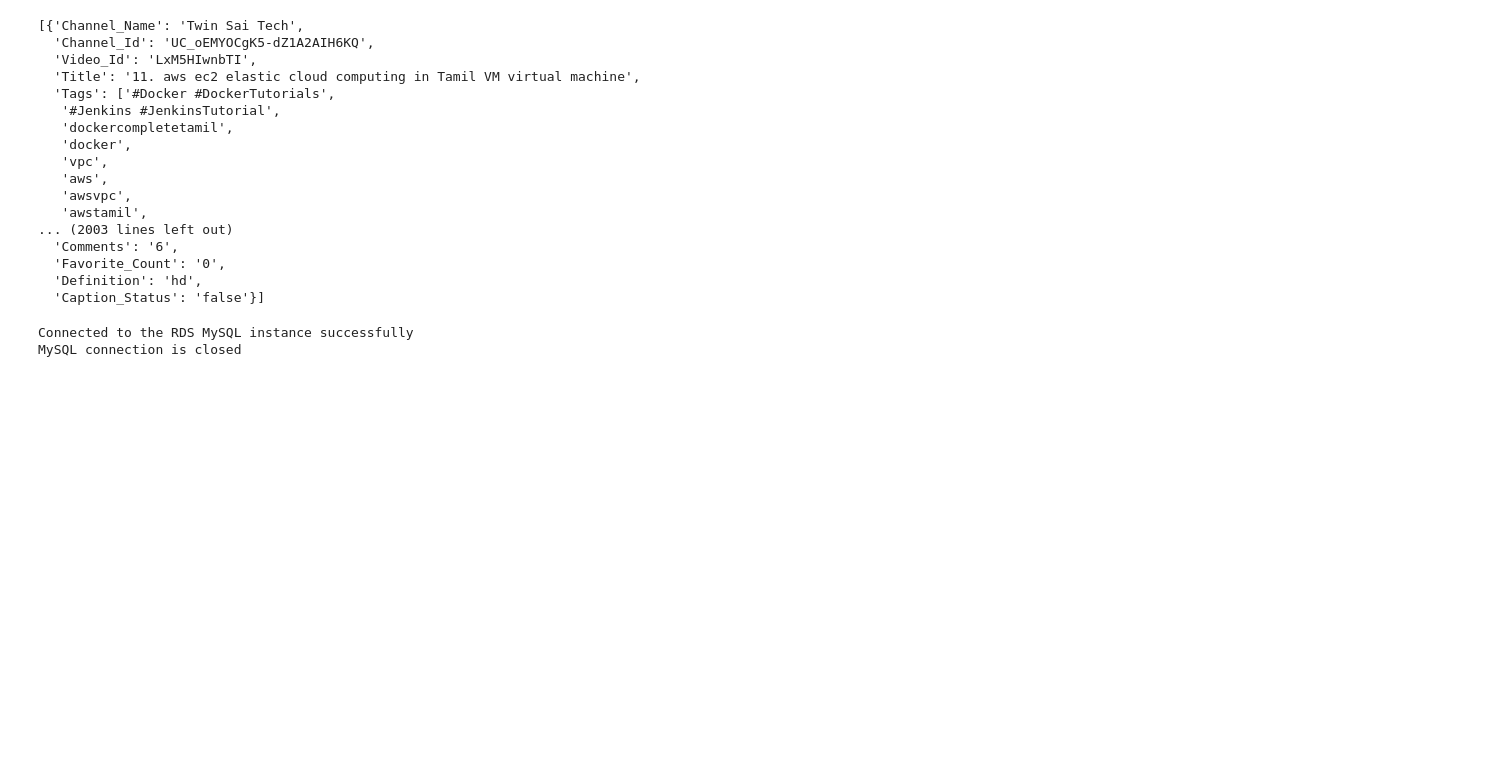
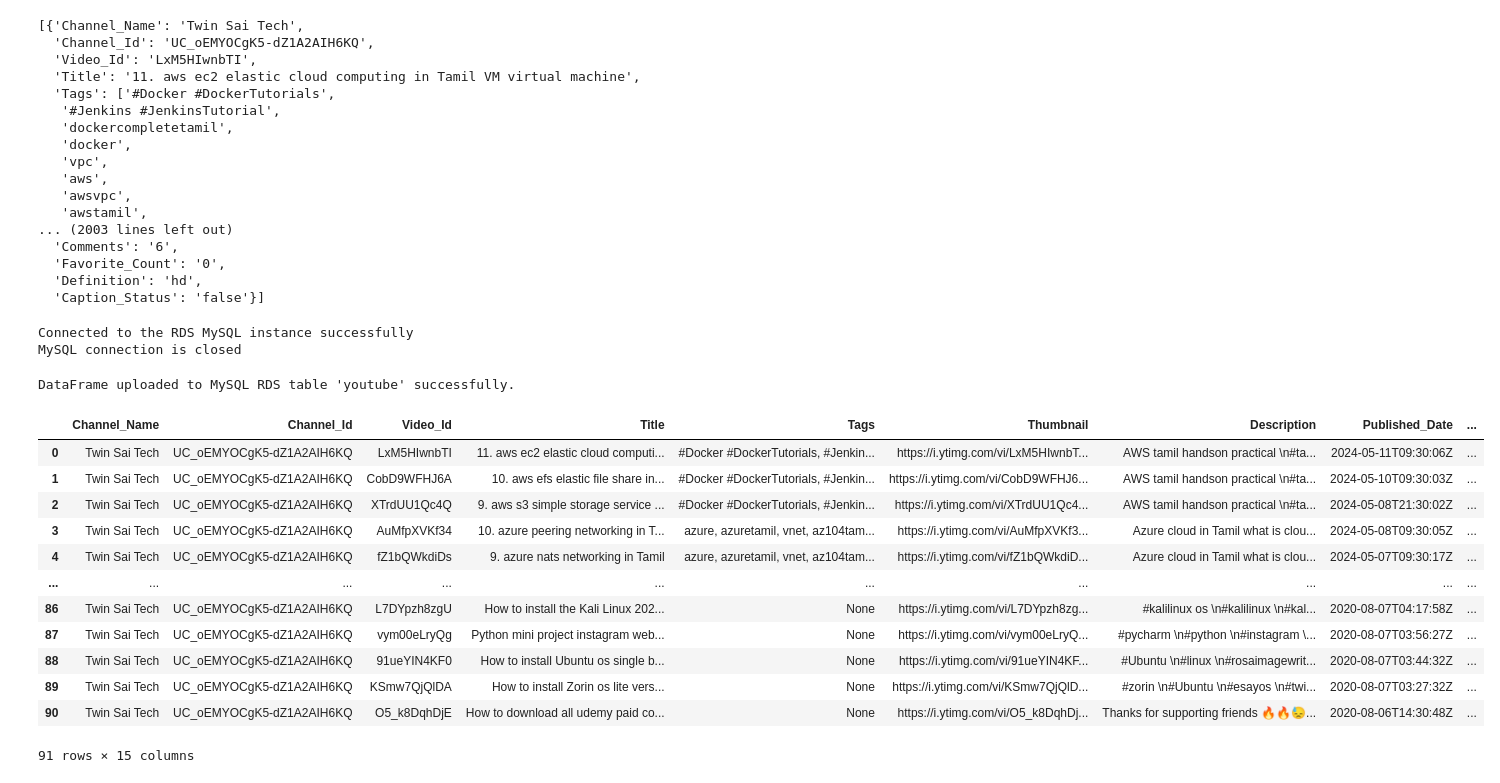
Before and after one commit to kaushikaws/YoutubeDH, a Jupyter notebook: youtubetest.ipynb, the cells around one changed output. Cells and saved outputs as stored; diff of their text form; code cells hidden in the pictures; blank space fills up the shorter version.

```diff
--- a/youtubetest.ipynb
+++ b/youtubetest.ipynb
@@ -278,6 +278,7 @@ for vi_data in coll1.find({},{"_id":0,"video_information":1}):
     for i in range(len(vi_data["video_information"])):
         vi_list.append(vi_data["video_information"][i])
 df_3 = pd.DataFrame(vi_list)
+df_3['Tags'] = df_3['Tags'].apply(lambda x: ', '.join(x) if isinstance(x, list) else x)
 #comments
 com_list = []
 db = client["youtube"]
@@ -297,16 +298,16 @@ mysql_conn = mysql.connector.connect(
 
 # Create SQLAlchemy engine
 engine = create_engine(f'mysql+mysqlconnector://{rds_user}:{rds_password}@{rds_host}/{rds_db}')
-
+table = "youtube"
 # DataFrame to MySQL
 table_name_1 = 'channels'
 df.to_sql(name=table_name, con=engine, if_exists='replace', index=False )
 table_name_2 = 'playlists'
 df_2.to_sql(name=table_name_2, con=engine, if_exists='replace', index=False )
-#table_name_3 = 'videos'
-#df_3.to_sql(name=table_name_3, con=engine, if_exists='replace', index=False )
 table_name_4 = 'comments'
 df_4.to_sql(name=table_name_4, con=engine, if_exists='replace', index=False )
+table_name_3 = 'videos'
+df_3.to_sql(name=table_name_3, con=engine, if_exists='replace', index=False )
 
 # Commit the transaction
 mysql_conn.commit()
@@ -314,4 +315,22 @@ mysql_conn.commit()
 # Close connections
 mysql_conn.close()
 
-print(f"DataFrame uploaded to MySQL RDS table '{table_name}' successfully.")
+print(f"DataFrame uploaded to MySQL RDS table '{table}' successfully.")
+# %% [output]
+DataFrame uploaded to MySQL RDS table 'youtube' successfully.
+# %%
+df_3['Tags'] = df_3['Tags'].apply(lambda x: ', '.join(x) if isinstance(x, list) else x)
+# %% [output]
+|  | Channel_Name | Channel_Id | Video_Id | Title | Tags | Thumbnail | Description | Published_Date | ... |
+| 0 | Twin Sai Tech | UC_oEMYOCgK5-dZ1A2AIH6KQ | LxM5HIwnbTI | 11. aws ec2 elastic cloud computi... | #Docker #DockerTutorials, #Jenkin... | https://i.ytimg.com/vi/LxM5HIwnbT... | AWS tamil handson practical \n#ta... | 2024-05-11T09:30:06Z | ... |
+| 1 | Twin Sai Tech | UC_oEMYOCgK5-dZ1A2AIH6KQ | CobD9WFHJ6A | 10. aws efs elastic file share in... | #Docker #DockerTutorials, #Jenkin... | https://i.ytimg.com/vi/CobD9WFHJ6... | AWS tamil handson practical \n#ta... | 2024-05-10T09:30:03Z | ... |
+| 2 | Twin Sai Tech | UC_oEMYOCgK5-dZ1A2AIH6KQ | XTrdUU1Qc4Q | 9. aws s3 simple storage service ... | #Docker #DockerTutorials, #Jenkin... | https://i.ytimg.com/vi/XTrdUU1Qc4... | AWS tamil handson practical \n#ta... | 2024-05-08T21:30:02Z | ... |
+| 3 | Twin Sai Tech | UC_oEMYOCgK5-dZ1A2AIH6KQ | AuMfpXVKf34 | 10. azure peering networking in T... | azure, azuretamil, vnet, az104tam... | https://i.ytimg.com/vi/AuMfpXVKf3... | Azure cloud in Tamil what is clou... | 2024-05-08T09:30:05Z | ... |
+| 4 | Twin Sai Tech | UC_oEMYOCgK5-dZ1A2AIH6KQ | fZ1bQWkdiDs | 9. azure nats networking in Tamil | azure, azuretamil, vnet, az104tam... | https://i.ytimg.com/vi/fZ1bQWkdiD... | Azure cloud in Tamil what is clou... | 2024-05-07T09:30:17Z | ... |
+| ... | ... | ... | ... | ... | ... | ... | ... | ... | ... |
+| 86 | Twin Sai Tech | UC_oEMYOCgK5-dZ1A2AIH6KQ | L7DYpzh8zgU | How to install the Kali Linux 202... | None | https://i.ytimg.com/vi/L7DYpzh8zg... | #kalilinux os \n#kalilinux \n#kal... | 2020-08-07T04:17:58Z | ... |
+| 87 | Twin Sai Tech | UC_oEMYOCgK5-dZ1A2AIH6KQ | vym00eLryQg | Python mini project instagram web... | None | https://i.ytimg.com/vi/vym00eLryQ... | #pycharm \n#python \n#instagram \... | 2020-08-07T03:56:27Z | ... |
+| 88 | Twin Sai Tech | UC_oEMYOCgK5-dZ1A2AIH6KQ | 91ueYIN4KF0 | How to install Ubuntu os single b... | None | https://i.ytimg.com/vi/91ueYIN4KF... | #Ubuntu \n#linux \n#rosaimagewrit... | 2020-08-07T03:44:32Z | ... |
+| 89 | Twin Sai Tech | UC_oEMYOCgK5-dZ1A2AIH6KQ | KSmw7QjQlDA | How to install Zorin os lite vers... | None | https://i.ytimg.com/vi/KSmw7QjQlD... | #zorin \n#Ubuntu \n#esayos \n#twi... | 2020-08-07T03:27:32Z | ... |
+| 90 | Twin Sai Tech | UC_oEMYOCgK5-dZ1A2AIH6KQ | O5_k8DqhDjE | How to download all udemy paid co... | None | https://i.ytimg.com/vi/O5_k8DqhDj... | Thanks for supporting friends 🔥🔥😓... | 2020-08-06T14:30:48Z | ... |
+91 rows × 15 columns
```
